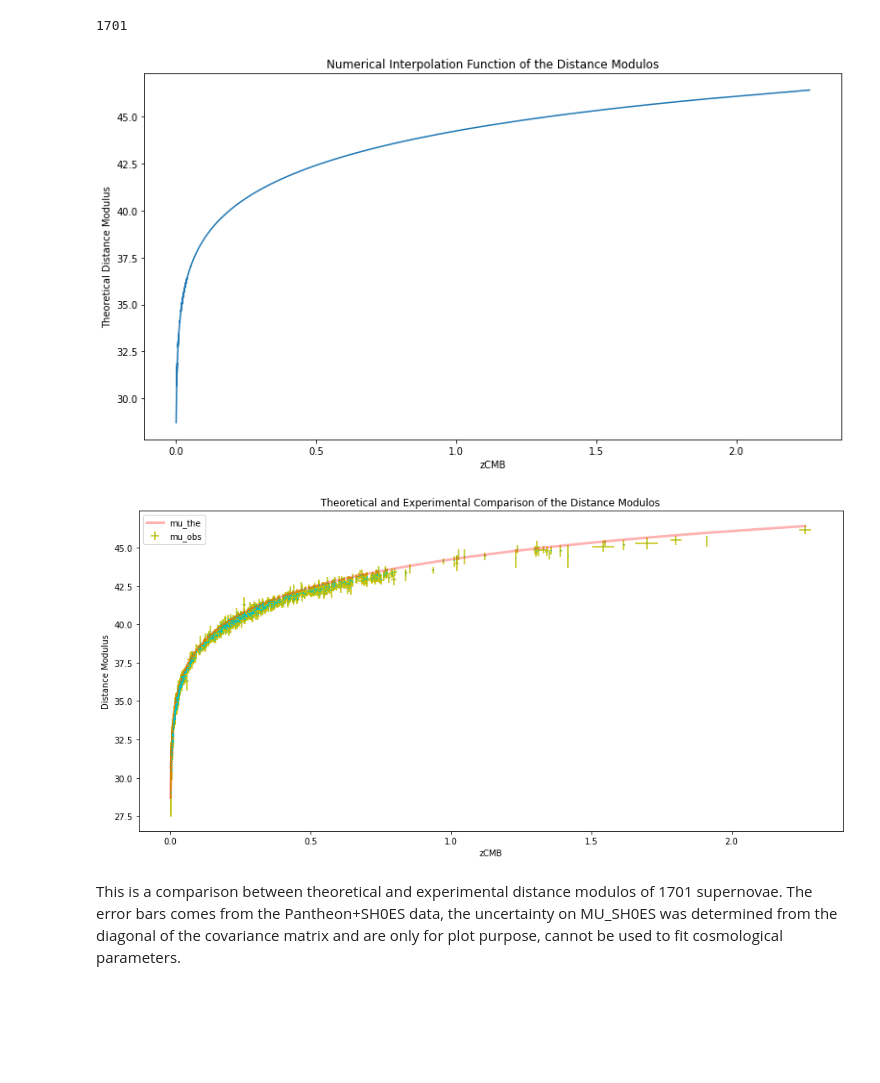
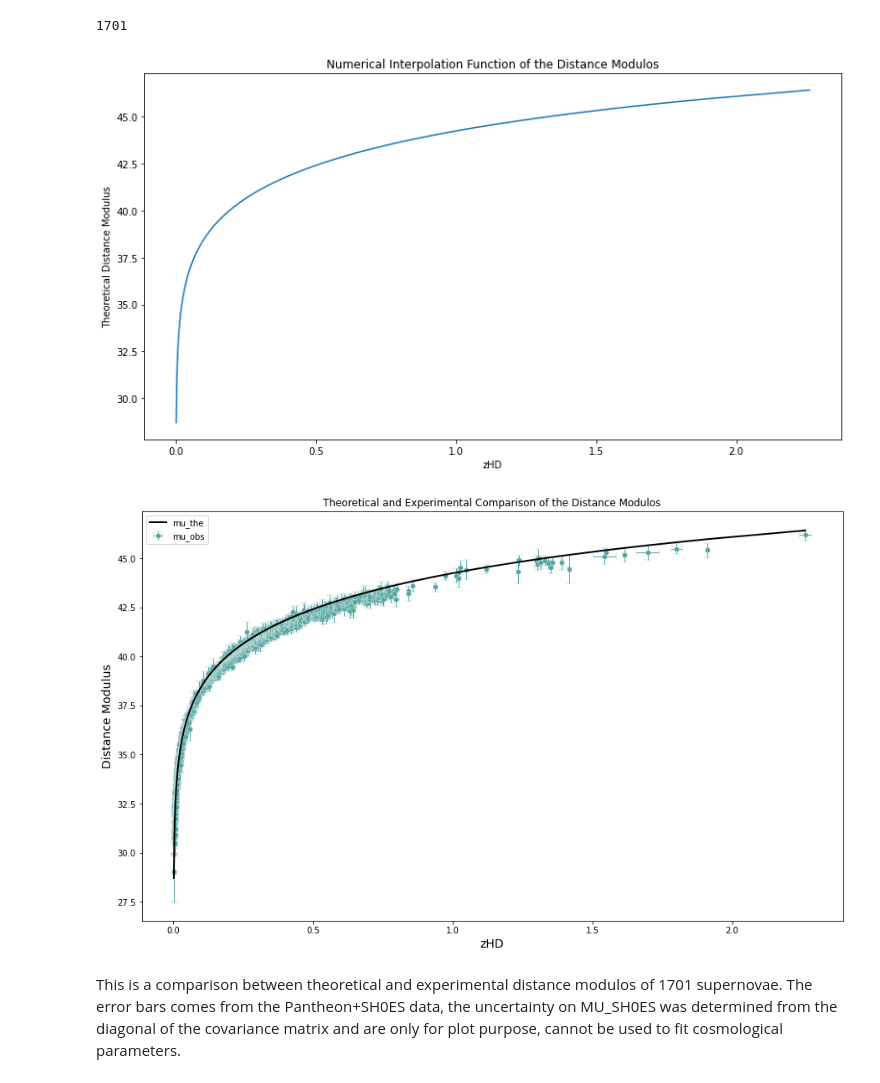
Before and after one commit to dimasjackson/Supernovae-Analysis-with-MCMC, a Jupyter notebook: final_supernovae-analysis-with-mcmc.ipynb, the cells around one changed output. Saved outputs shown, nothing was run; the diff lists cells and outputs as text; code cells hidden in the pictures; blank space fills up the shorter version.

```diff
--- a/final_supernovae-analysis-with-mcmc.ipynb
+++ b/final_supernovae-analysis-with-mcmc.ipynb
@@ -165,36 +165,37 @@ from scipy.interpolate import interp1d # Interpolation function
 mu_model_inter = interp1d(z_list, mu_model, kind='cubic')
 # %%
 # Plot the numerical interpolation function of the theoretical model
-z_var = df['zCMB']
+z_var = df['zHD']
 plt.figure(figsize=(13,7))
 plt.plot(z_var, mu_model_inter(z_var))
 plt.title("Numerical Interpolation Function of the Distance Modulos")
-plt.xlabel("zCMB")
+plt.xlabel("zHD")
 plt.ylabel("Theoretical Distance Modulus")
 plt.savefig('theo_dist.png')
 # %% [output]
-[figure, old version]
+[figure, new version]
 # %%
 # Plot the theoretical experimental comparison of the distance modulos
-plt.figure(figsize=(15,7))
+plt.figure(figsize=(15,9))
+
 
 # Plot the data points and error bars
-x_exp=df['zCMB']
+x_exp=df['zHD']
 y_exp=df['MU_SH0ES']
-plt.errorbar(x_exp, y_exp, xerr=df['zCMBERR'], yerr=df['MU_SH0ES_ERR_DIAG'], fmt=",c", ecolor="y", capsize=0)
+plt.errorbar(x_exp, y_exp, xerr=df['zHDERR'], yerr=df['MU_SH0ES_ERR_DIAG'], zorder=1, linestyle='', marker='o', mew=0.3, ms=6, mec="w", mfc="#57A6A1", ecolor="#57A6A1", capsize=4, elinewidth=1, barsabove=False)
 
 # Plot the true line
 y_theo=mu_model_inter
-plt.plot(x_exp, y_theo(x_exp), "r", alpha=0.3, lw=3)
+plt.plot(x_exp, y_theo(x_exp), "k", alpha=1, lw=2, zorder=2)
 
 plt.title("Theoretical and Experimental Comparison of the Distance Modulos")
 legend = ("mu_the", "mu_obs")
 plt.legend(legend)
-plt.xlabel("zCMB")
-plt.ylabel("Distance Modulus")
+plt.xlabel("zHD",fontsize=14)
+plt.ylabel("Distance Modulus", fontsize=14)
 plt.savefig('dist_modulus.png')
 # %% [output]
-[figure, old version]
+[figure, new version]
 # %% [markdown]
 This is a comparison between theoretical and experimental distance modulos of 1701 supernovae. The error bars comes from the Pantheon+SH0ES data, the uncertainty on MU_SH0ES was determined from the diagonal of the covariance matrix and are only for plot purpose, cannot be used to fit cosmological parameters.
 # %% [markdown]
```
Also changed, not shown: parts of 52 cells of this notebook.
